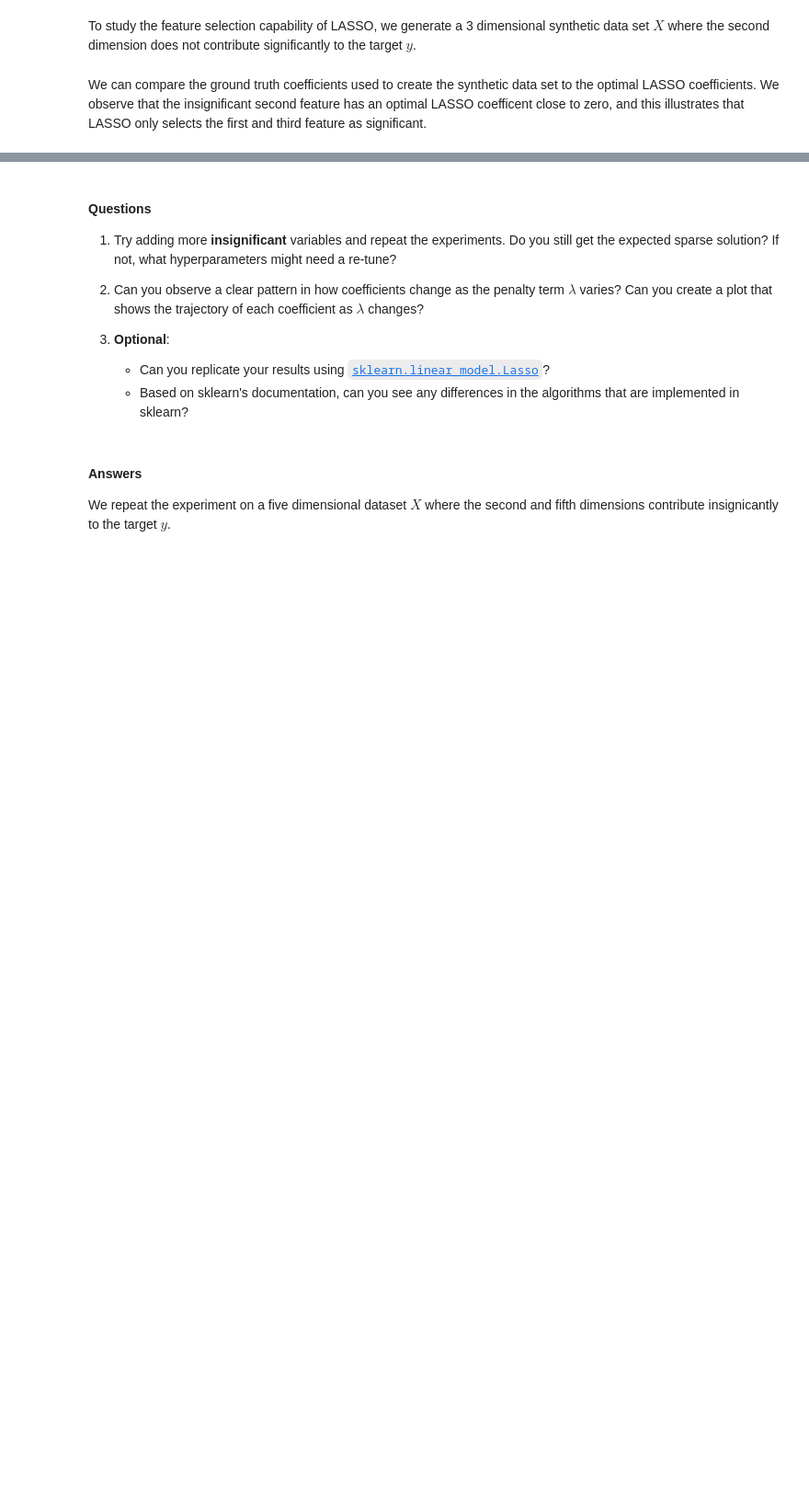
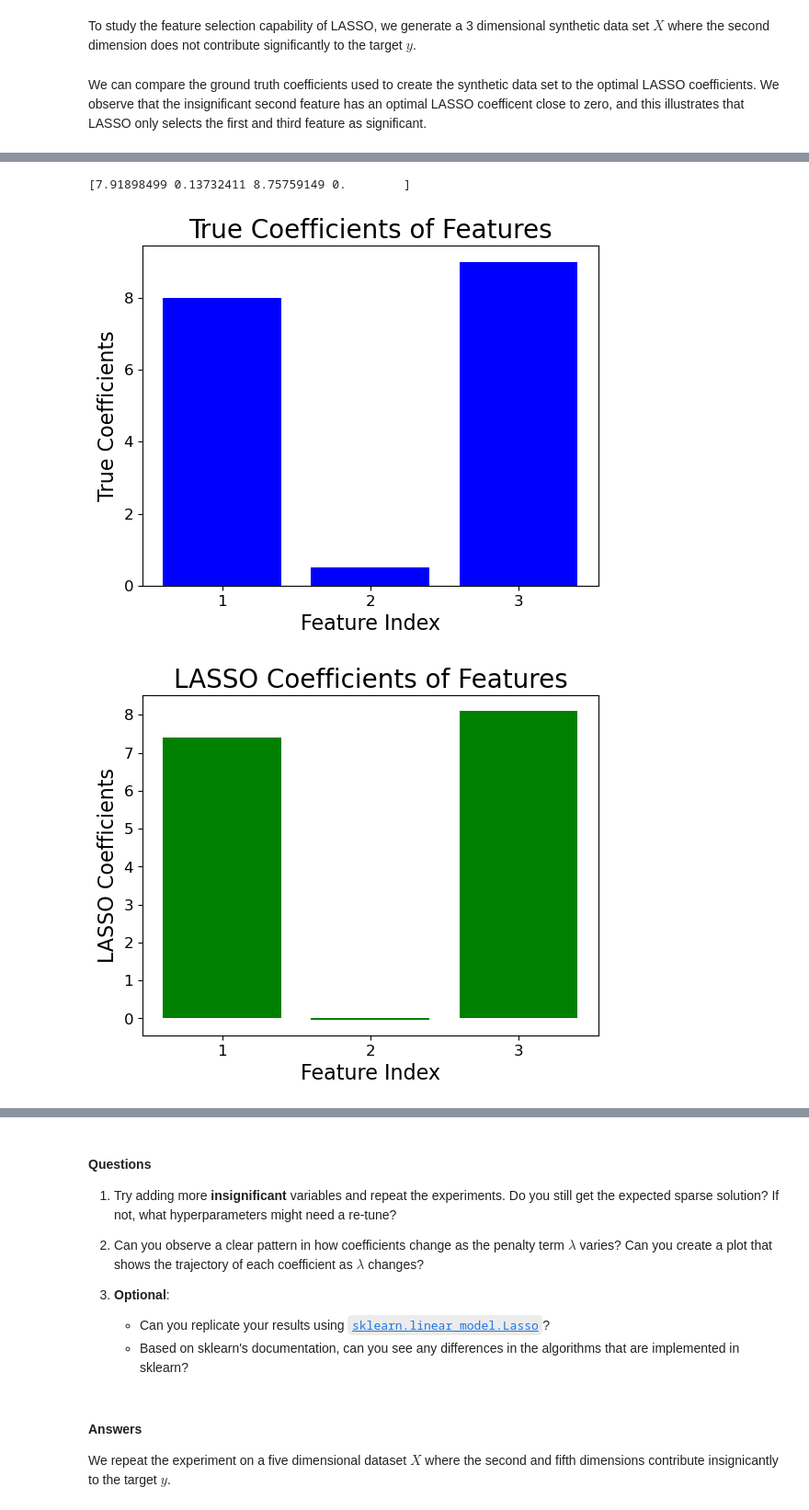
Before and after one commit to michaelmitch2002/DataScience, a Jupyter notebook: CT1.ipynb, the cells around one changed output, grey strips where cells are left out. Shown at 92% size. Saved outputs shown, nothing was run; the diff lists cells and outputs as text; code cells hidden in the pictures; blank space fills up the shorter version.

```diff
--- a/CT1.ipynb
+++ b/CT1.ipynb
@@ -332,7 +379,7 @@ _Hint:_ Re-use code that you have already written.
 ## EDIT THIS FUNCTION
 def max_lik_estimate_aug(X_aug, y):
 
-    beta_aug_ml = ... ## <-- EDIT THIS LINE
+    beta_aug_ml = np.linalg.inv(X_aug.T @ X_aug) @ X_aug.T @ y ## <-- EDIT THIS LINE
 
     return beta_aug_ml
 # %%
@@ -435,7 +491,7 @@ def ridge_estimate(X, y, penalty):
     N_aug, p_aug = X_aug.shape
     I = np.identity(p_aug)
     I[0] = 0.0 # penalty excludes the bias term.
-    beta_ridge = ... ## <-- EDIT THIS LINE
+    beta_ridge = np.linalg.inv(X_aug.T @ X_aug + penalty*I) @ X_aug.T @ y ## <-- EDIT THIS LINE
     return beta_ridge
 # %% [markdown]
 Now, we add a bit of Gaussian noise to our training set to mimic different realisations of the data sample and apply ridge regression. We should do it a couple of times (here 10 times) to obtain some statistics over the datasets.
@@ -676,13 +742,13 @@ def minimize_ls_huber(X, y, lambd, n_iters = 10000, step_size=5e-5, c_huber=1e-4
         grad_c = grad_huber(beta, c=c_huber)
 
         # Intercept term is not involved in the regularisation.
-        grad_c[-1] = ... ## <-- EDIT THIS LINE
+        grad_c[-1] = 0 ## <-- EDIT THIS LINE
 
         # Compute the gradient of the regularised loss.
-        grad = ... ## <-- EDIT THIS LINE
+        grad = 2*(XX @ beta - Xy) + lambd*grad_c ## <-- EDIT THIS LINE
 
         # Update beta
-        beta = ... ## <-- EDIT THIS LINE
+        beta = beta - step_size*grad ## <-- EDIT THIS LINE
 
     return beta
 # %% [markdown]
@@ -716,10 +789,22 @@ print("Beta 3:", beta_lasso[2])
+# %%
+from sklearn import linear_model
+# Add bias term
+clf = linear_model.Lasso(alpha= 1/25)
+clf.fit(X_aug, y)
+beta_test = clf.coef_
+print(beta_test)
+# %% [output]
+[7.91898499 0.13732411 8.75759149 0.        ]
 # %%
 import matplotlib.pyplot as plt
 
-for beta, label in ((true_beta, 'True'), (beta_lasso[:-1], 'LASSO')):
+for beta, label in ((true_beta, 'True'), (beta_lasso[:-1], 'LASSO'), (beta_test[:-1], 'True')):
     plt.bar([1,2,3], beta, color='blue' if label == 'True' else 'green')
     plt.xlabel('Feature Index')
     plt.xticks([1,2,3])
     plt.ylabel(f'{label} Coefficients')
     plt.title(f'{label} Coefficients of Features')
     plt.show()
+# %% [output]
+[figure, added]
+[figure, added]
```
Also changed, not shown: parts of 27 cells of this notebook.
